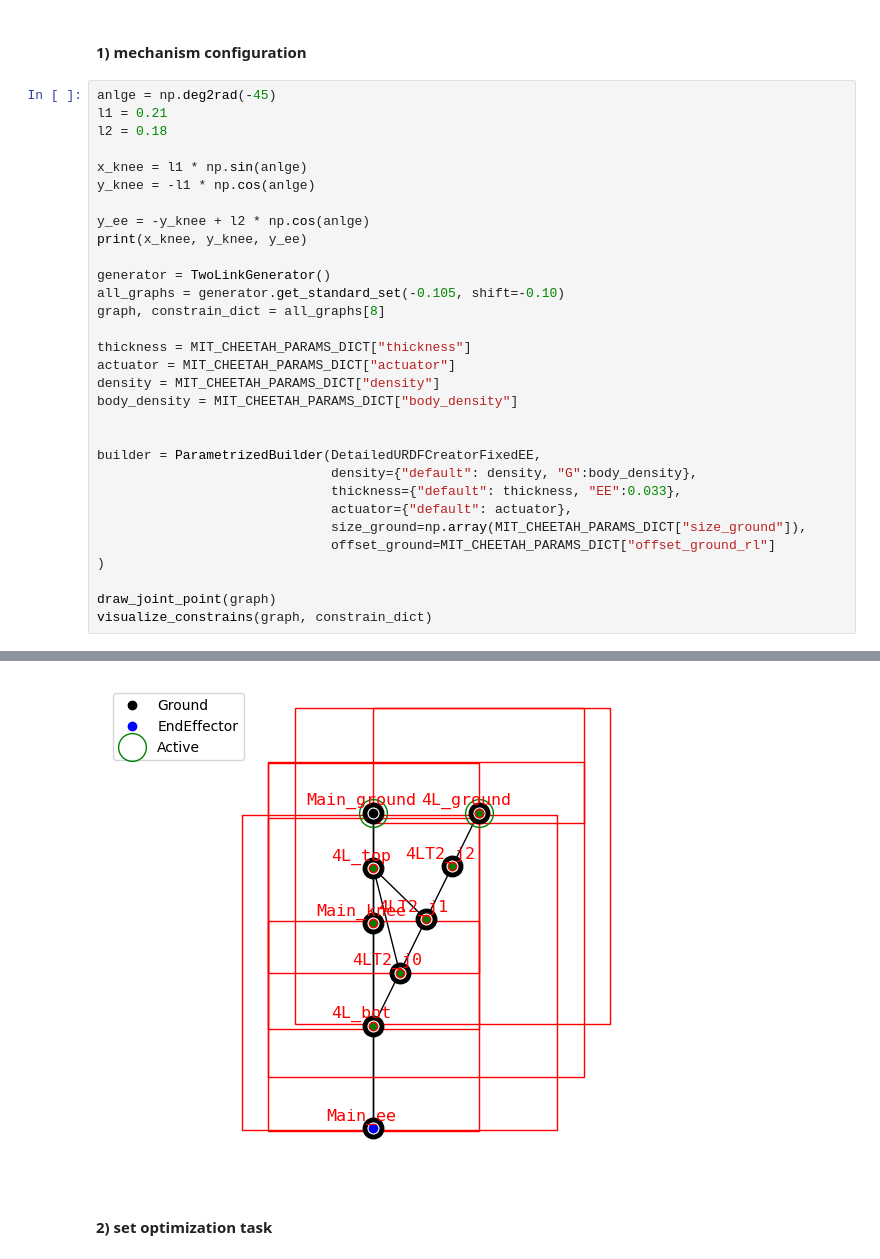
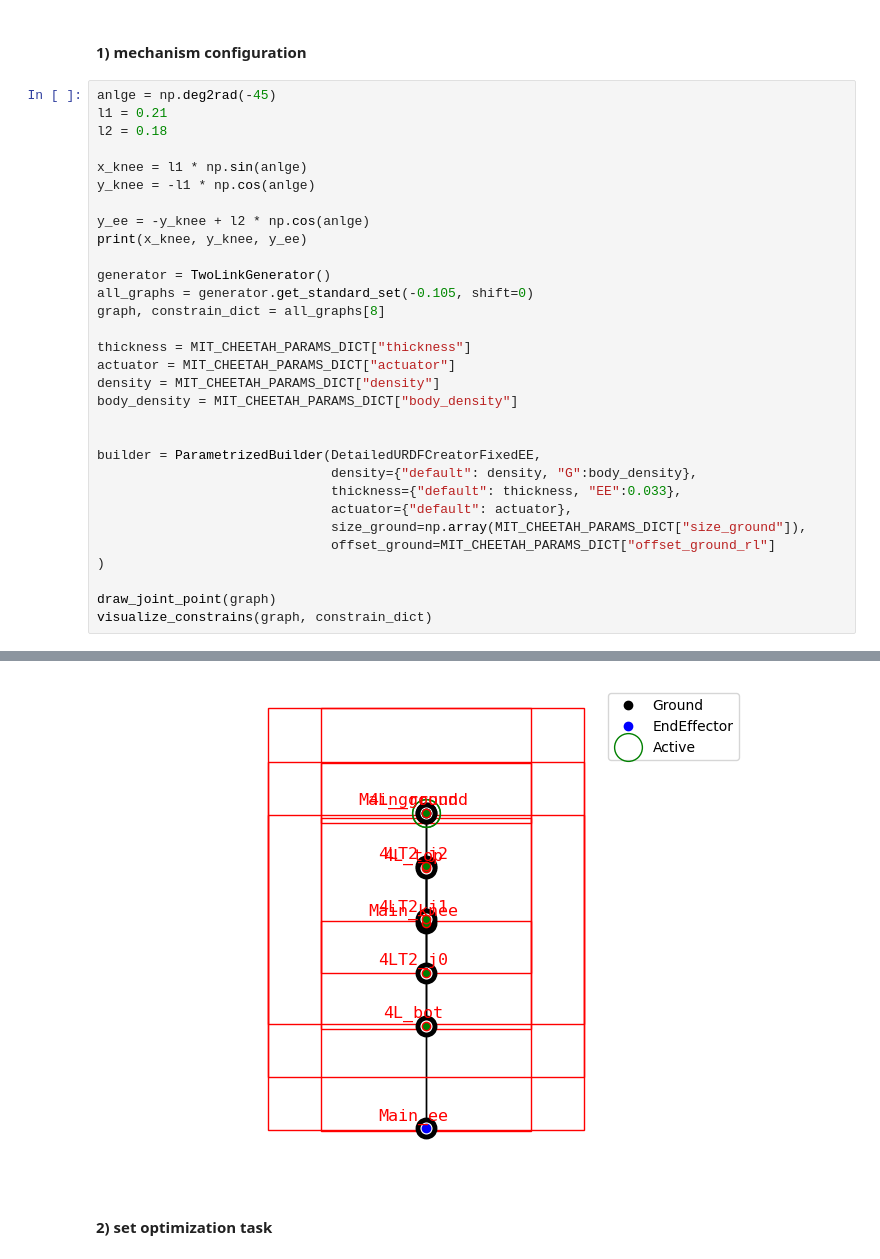
Before and after one commit to LicAiBeerLab/auto-robotics-design, a Jupyter notebook: apps/optimize/single_topology_multioptimization.ipynb, the cells around one changed output, grey strips where cells are left out. Drawn from its saved outputs; the diff is of its cells as text.

```diff
--- a/apps/optimize/single_topology_multioptimization.ipynb
+++ b/apps/optimize/single_topology_multioptimization.ipynb
@@ -46,7 +46,7 @@ y_ee = -y_knee + l2 * np.cos(anlge)
 print(x_knee, y_knee, y_ee)
 
 generator = TwoLinkGenerator()
-all_graphs = generator.get_standard_set(-0.105, shift=-0.10)
+all_graphs = generator.get_standard_set(-0.105, shift=0)
 graph, constrain_dict = all_graphs[8]
 
 thickness = MIT_CHEETAH_PARAMS_DICT["thickness"]
@@ -70,4 +70,4 @@ visualize_constrains(graph, constrain_dict)
-[figure, old version]
+[figure, new version]
 # %% [markdown]
 #### 2) set optimization task
 # %%
```
Also changed, not shown: parts of 1 cell of this notebook, 6 other files.
